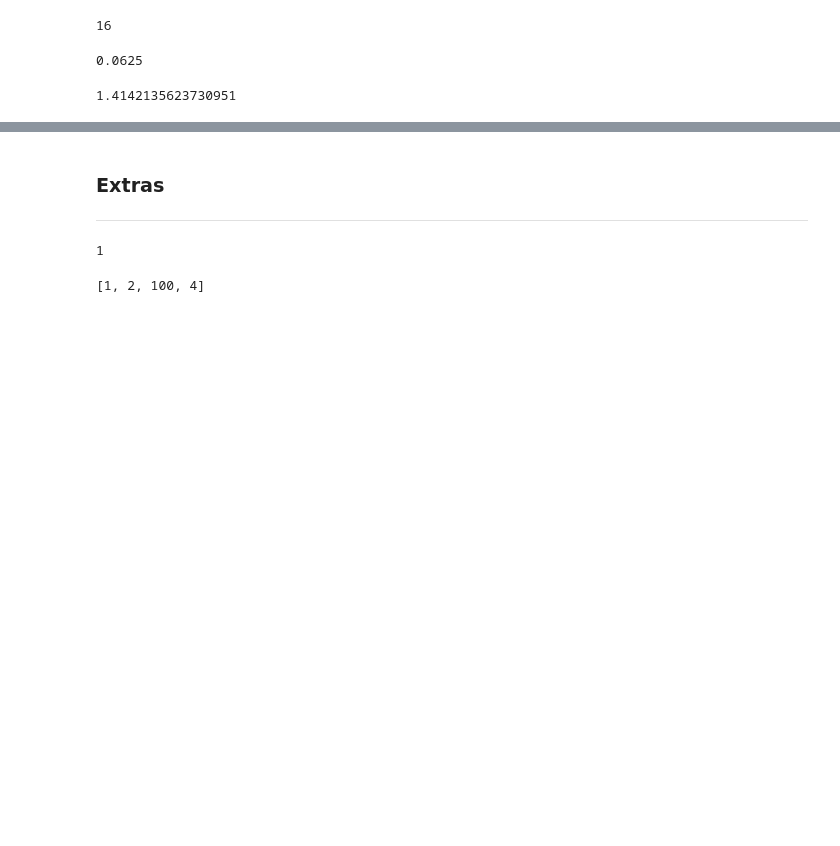
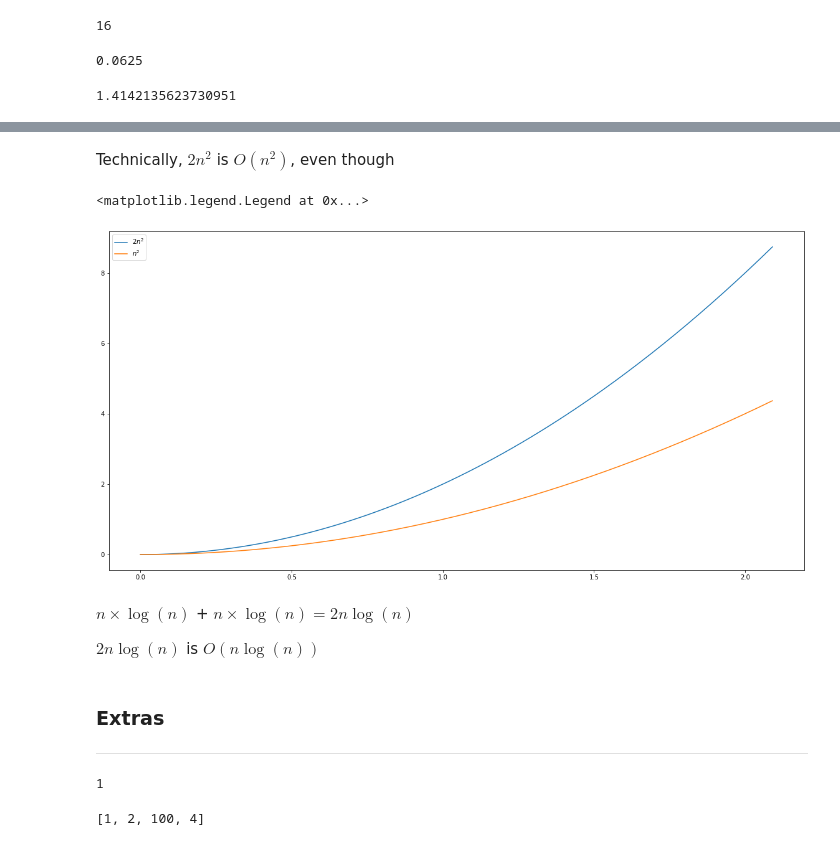
Before and after one commit to YassineJdair/GraphTheory_heapsort, a Jupyter notebook: HeapSort.ipynb, the cells around one changed output, grey strips where cells are left out. Cells and saved outputs as stored; diff of their text form; code cells hidden in the pictures; blank space fills up the shorter version.

```diff
--- a/HeapSort.ipynb
+++ b/HeapSort.ipynb
@@ -560,3 +698,19 @@ $ 2^{0.5} = \sqrt{2} $
+# %% [markdown]
+Technically, $2n^2$ is $O(n^2)$, even though
+# %%
+n = np.arange(0.0, 2.1, 0.01)
+
+plt.plot(n, 2.0 * (n**2), label='$2n^2$')
+plt.plot(n, n**2, label='$n^2$')
+
+plt.legend()
+# %% [output]
+<matplotlib.legend.Legend at 0x...>
+[figure, added]
+# %% [markdown]
+$ n \times \log(n) $ + $n \times \log(n) = 2 n \log(n)$
+
+$2 n \log(n)$ is $O(n \log(n))$
 # %% [markdown]
 ### Extras
 ***
```
Also changed, not shown: parts of 29 cells of this notebook.
